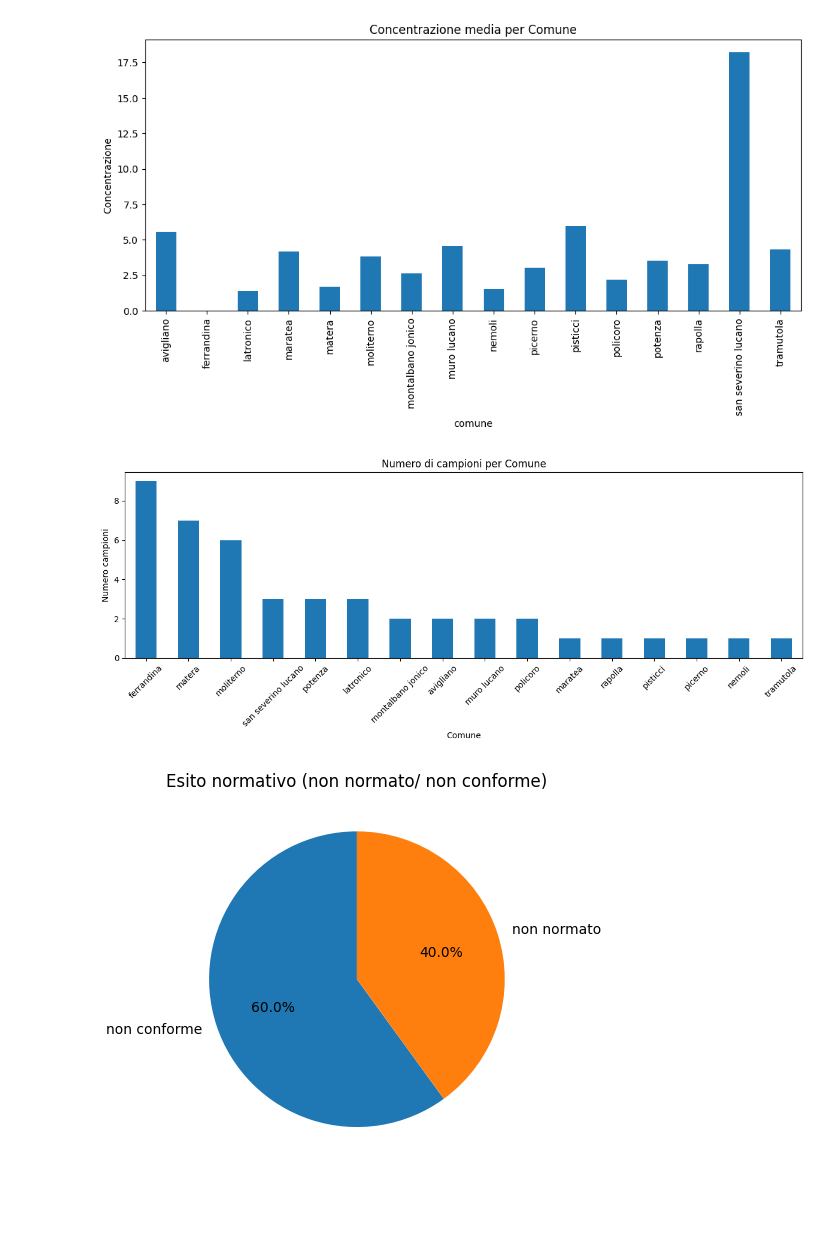
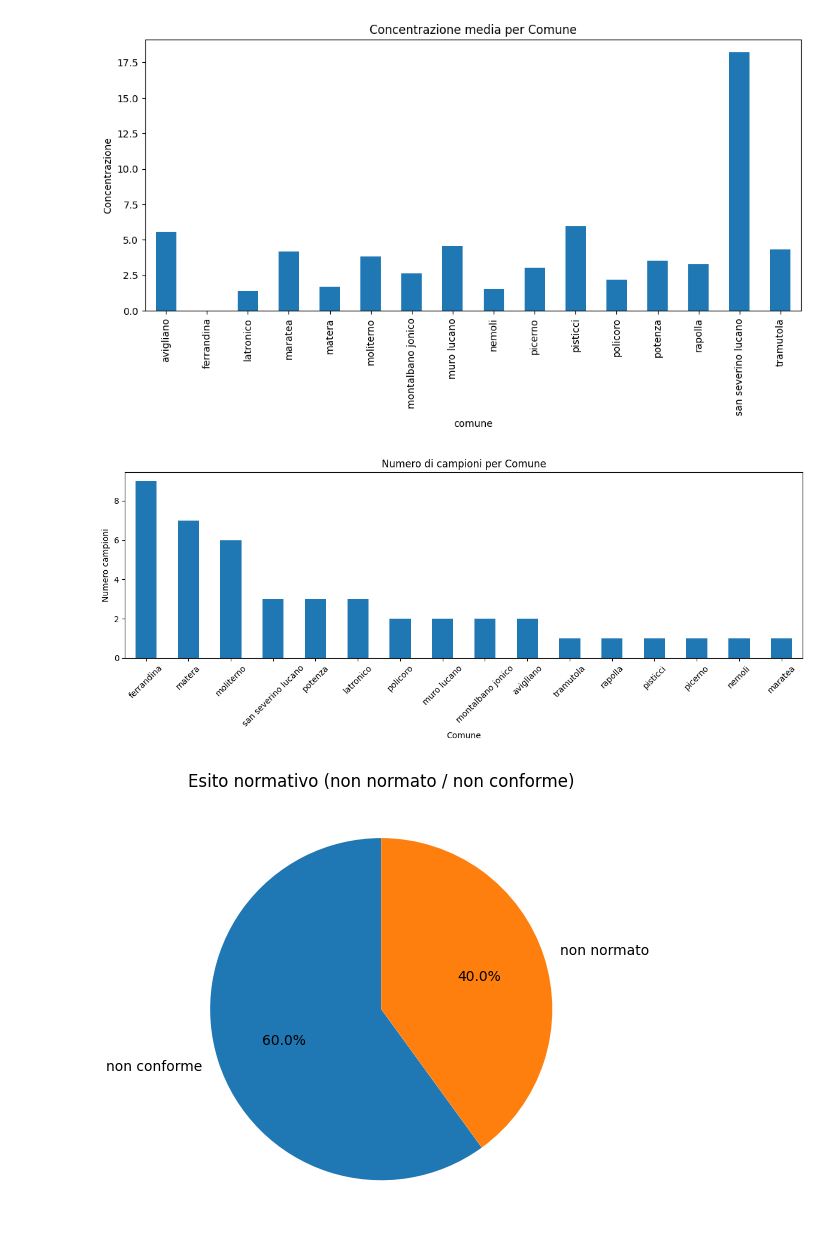
Before and after one commit to WilDev-fp/Python, a Jupyter notebook: src/uploadFile.ipynb, the cells around one changed output. Saved outputs shown, nothing was run; the diff lists cells and outputs as text; code cells hidden in the pictures; blank space fills up the shorter version.

```diff
--- a/src/uploadFile.ipynb
+++ b/src/uploadFile.ipynb
@@ -60,21 +140,59 @@ plt.show()
 # %% [output]
 [figure]
 # %%
+conn = sqlite3.connect("../data/db/report.db")
 
-df_clean['comune'].value_counts().plot(kind='bar', figsize=(12,5))
+query = """
+SELECT
+    pc.comune,
+    COUNT(*) as numero_campioni
+FROM
+    punti_campionamento pc
+JOIN
+    campionamenti c ON pc.id_punto_campionamento = c.id_punto_campionamento
+GROUP BY
+    pc.comune
+ORDER BY
+    numero_campioni DESC
+"""
+df_comuni = pd.read_sql_query(query, conn)
+
+df_comuni.set_index('comune')['numero_campioni'].plot(kind='bar', figsize=(12,5))
 plt.title("Numero di campioni per Comune")
 plt.xlabel("Comune")
 plt.ylabel("Numero campioni")
 plt.xticks(rotation=45)
 plt.tight_layout()
 plt.show()
+
+conn.close()
 # %% [output]
-[figure, old version]
+[figure, new version]
 # %%
-df_clean['esito_normativo'].value_counts().plot(kind='pie', autopct='%1.1f%%', startangle=90)
-plt.title("Esito normativo (non normato/ non conforme)")
-plt.ylabel('')
+conn = sqlite3.connect("../data/db/report.db")
+
+query = """
+SELECT
+    esito_normativo,
+    COUNT(*) as count
+FROM
+    esiti_campionamento
+GROUP BY
+    esito_normativo
+"""
+df_esiti = pd.read_sql_query(query, conn)
+
+df_esiti.set_index('esito_normativo')['count'].plot(
+    kind='pie',
+    autopct='%1.1f%%',
+    startangle=90
+)
+plt.title("Esito normativo (non normato / non conforme)")
+plt.ylabel('')  # Rimuove l'etichetta Y
+plt.tight_layout()
 plt.show()
+
+conn.close()
 # %% [output]
-[figure, old version]
+[figure, new version]
 # %%
```
Also changed, not shown: parts of 6 cells of this notebook, 3 other files.
